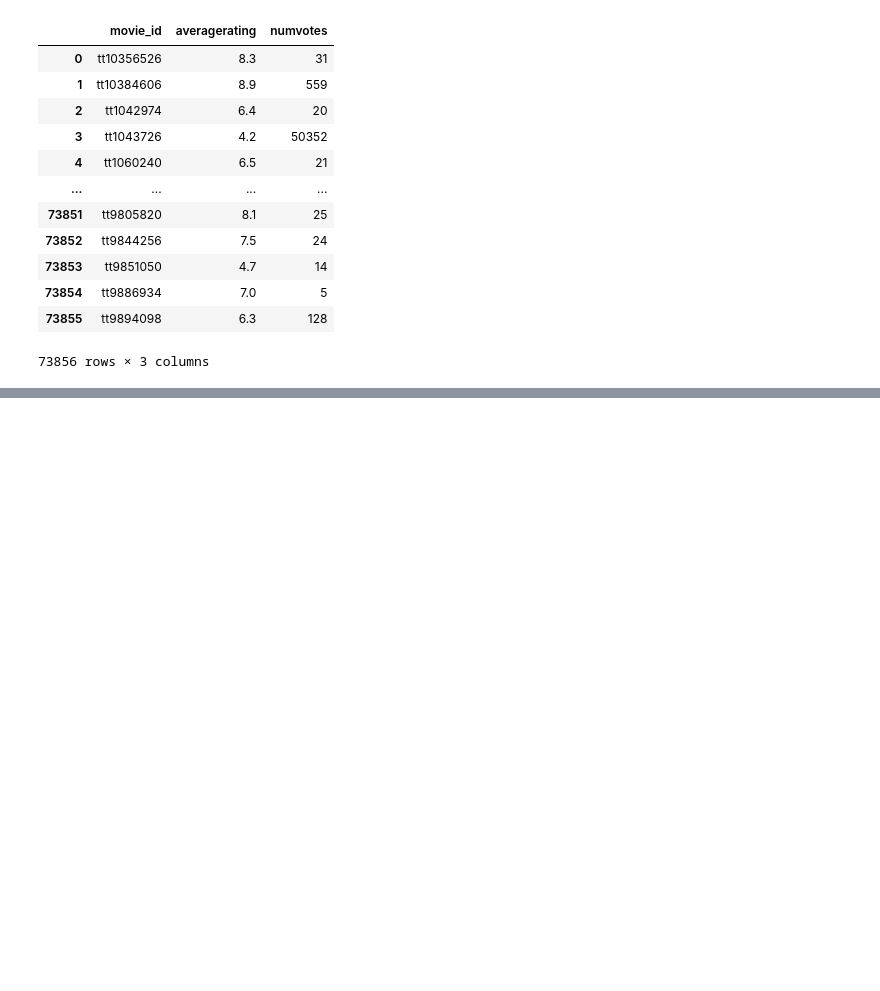
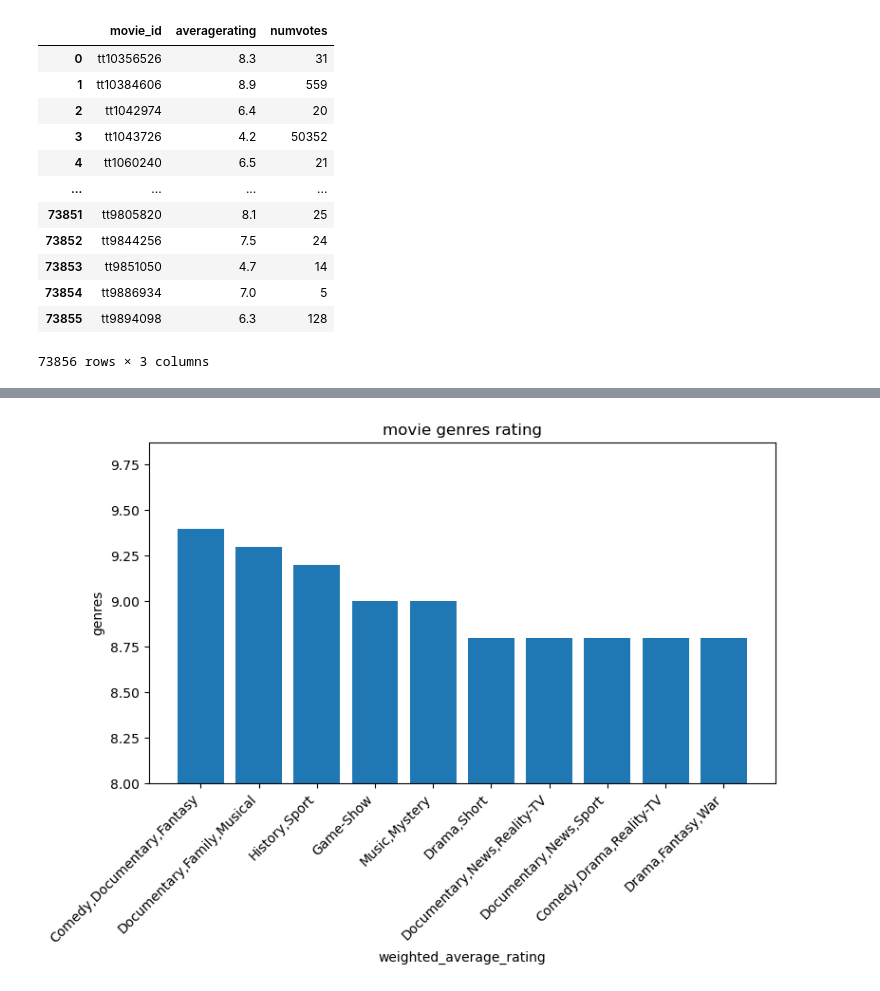
Before and after one commit to sarah10001/Project-1, a Jupyter notebook: Project-1.ipynb, the cells around one changed output, grey strips where cells are left out. Cells and saved outputs as stored; diff of their text form; code cells hidden in the pictures; blank space fills up the shorter version.

```diff
--- a/Project-1.ipynb
+++ b/Project-1.ipynb
@@ -664,0 +311,22 @@ pd.read_sql(first_query, conn).head()
+# %%
+# Showing genres rating from highest to lowest
+# The inner subquery calculates the count of movies for each genre and their respective averagerating.
+# The outer query then computes the weighted average rating for each genre by summing the product of
+# averagerating and movie_count, divided by the total movie_count for that genre.
+new_table = """
+SELECT genres, SUM(averagerating * movie_count) / SUM(movie_count) AS weighted_average_rating
+FROM (
+    SELECT genres, averagerating, COUNT(*) AS movie_count
+    FROM movie_basics
+    JOIN movie_ratings USING (movie_id)
+    GROUP BY genres, averagerating
+) AS subquery
+GROUP BY genres
+ORDER BY weighted_average_rating DESC
+;
+"""
+df = pd.read_sql(new_table, conn)
+
+df.to_sql('new_table', conn, index=False, if_exists='replace')
+
+df
@@ -664,0 +347,6 @@ pd.read_sql(first_query, conn).head()
+# %%
+# Grouping genres to avoid overcrowding of lables when plotting
+genre_ratings = df.groupby('genres')['weighted_average_rating'].mean().reset_index()
+
+df = genre_ratings.sort_values(by='weighted_average_rating', ascending=False).head(10)
+df
@@ -664,0 +365,13 @@ pd.read_sql(first_query, conn).head()
+# %%
+# Plotting movie genres against average rating
+plt.figure(figsize=(8, 6))
+plt.bar(df['genres'], df['weighted_average_rating'])
+plt.xlabel('weighted_average_rating')
+plt.ylabel('genres')
+plt.title('movie genres rating')
+plt.xticks(rotation=45, ha='right')
+plt.ylim(bottom=8)
+plt.tight_layout()
+plt.show()
+# %% [output]
+[figure, added]
```
Also changed, not shown: parts of 40 cells of this notebook.
